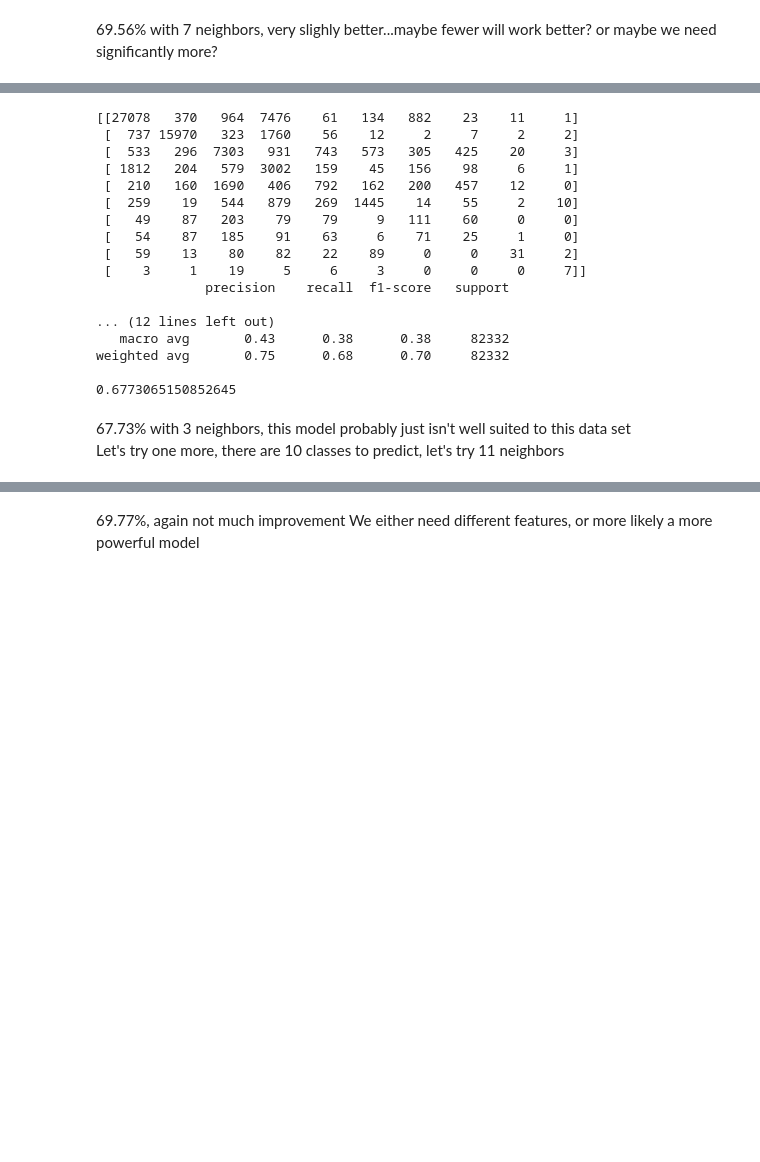
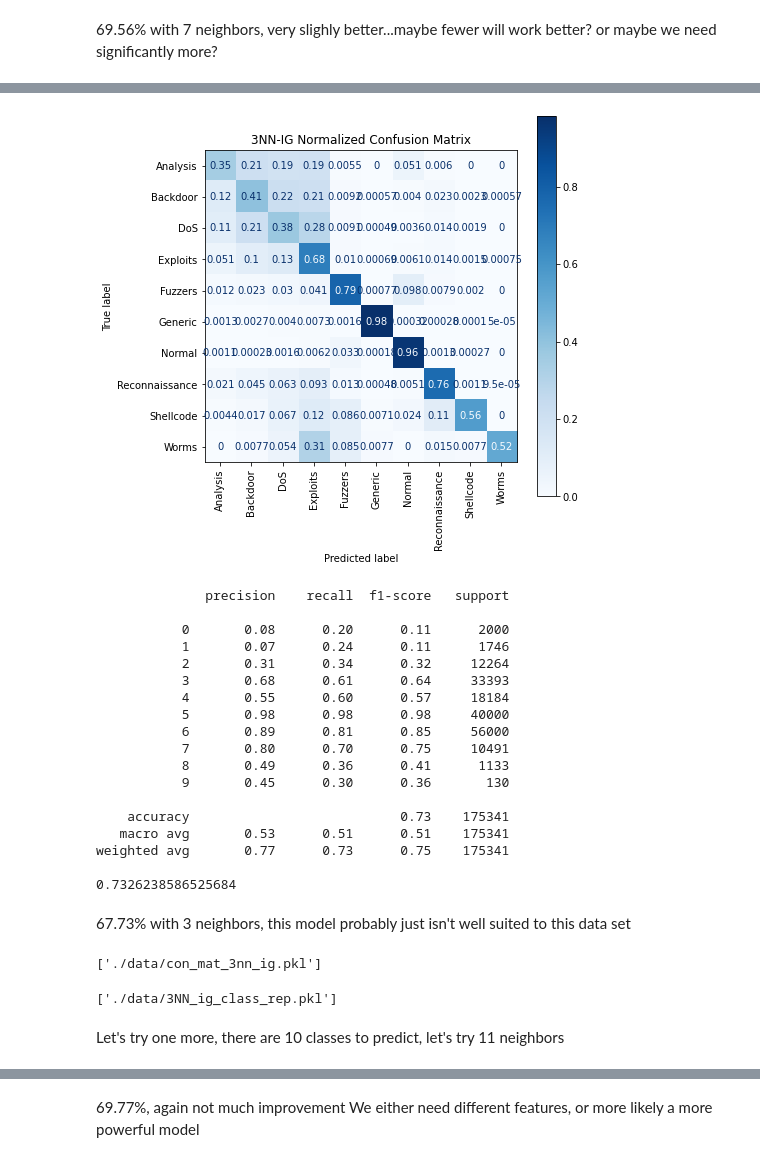
Before and after one commit to pvan1/DATA-606-Capstone, a Jupyter notebook: capstone-phase2.ipynb, the cells around one changed output, grey strips where cells are left out. Cells and saved outputs as stored; diff of their text form; code cells hidden in the pictures; blank space fills up the shorter version.

```diff
--- a/capstone-phase2.ipynb
+++ b/capstone-phase2.ipynb
@@ -664,27 +714,37 @@ joblib.dump(knn_model3, './data/knn_model_ig_3.pkl')
 # %%
-y_pred3 = knn_model3.predict(test_std_ig)
+#y_pred3 = knn_model3.predict(test_std_ig)
+y_pred_3nn_ig = cross_val_predict(knn_model3, train_std_ig, y_train, cv=5, n_jobs=-1)  # save the test set for final models
 # %%
-con_mat = confusion_matrix(y_test, y_pred3)
-print(con_mat)
-class_rep = classification_report(y_test, y_pred3)
-print(class_rep)
-acc3 = accuracy_score(y_test, y_pred3)
+# make sure to use y_train, not y_test since we're using cross_val_predict, not predicting on the test set
+con_mat_3nn_ig = confusion_matrix(y_train, y_pred_3nn_ig)
+#print(con_mat)
+plt_norm_confmat(knn_model3, train_std_ig, y_train, '3NN-IG Normalized Confusion Matrix',
+                 fname='3NN_ig_conf_mat', labels=class_names)
+plt.show()
+class_rep_3nn_ig = classification_report(y_train, y_pred_3nn_ig)
+rep_dict_3nn_ig = classification_report(y_train, y_pred_3nn_ig, output_dict=True)
+print(class_rep_3nn_ig)
+acc3 = accuracy_score(y_train, y_pred_3nn_ig)
 print(acc3)
 # %% [output]
+[figure, added]
-[[27078   370   964  7476    61   134   882    23    11     1]
- [  737 15970   323  1760    56    12     2     7     2     2]
- [  533   296  7303   931   743   573   305   425    20     3]
- [ 1812   204   579  3002   159    45   156    98     6     1]
- [  210   160  1690   406   792   162   200   457    12     0]
- [  259    19   544   879   269  1445    14    55     2    10]
- [   49    87   203    79    79     9   111    60     0     0]
- [   54    87   185    91    63     6    71    25     1     0]
- [   59    13    80    82    22    89     0     0    31     2]
- [    3     1    19     5     6     3     0     0     0     7]]
               precision    recall  f1-score   support
 
-... (12 lines left out)
-   macro avg       0.43      0.38      0.38     82332
-weighted avg       0.75      0.68      0.70     82332
+           0       0.08      0.20      0.11      2000
+           1       0.07      0.24      0.11      1746
+           2       0.31      0.34      0.32     12264
+           3       0.68      0.61      0.64     33393
+           4       0.55      0.60      0.57     18184
+           5       0.98      0.98      0.98     40000
+           6       0.89      0.81      0.85     56000
+           7       0.80      0.70      0.75     10491
+           8       0.49      0.36      0.41      1133
+           9       0.45      0.30      0.36       130
 
-0.6773065150852645
+    accuracy                           0.73    175341
+   macro avg       0.53      0.51      0.51    175341
+weighted avg       0.77      0.73      0.75    175341
+
+0.7326238586525684
+# %% [markdown]
+67.73% with 3 neighbors, this model probably just isn't well suited to this data set
@@ -691,5 +753,12 @@ weighted avg       0.75      0.68      0.70     82332
+# %%
+joblib.dump(con_mat_3nn_ig, './data/con_mat_3nn_ig.pkl')
+# %% [output]
+['./data/con_mat_3nn_ig.pkl']
+# %%
+joblib.dump(rep_dict_3nn_ig, './data/3NN_ig_class_rep.pkl')
+# %% [output]
+['./data/3NN_ig_class_rep.pkl']
 # %% [markdown]
-67.73% with 3 neighbors, this model probably just isn't well suited to this data set
 Let's try one more, there are 10 classes to predict, let's try 11 neighbors
 # %%
 knn_model4 = KNeighborsClassifier(n_neighbors=11, n_jobs=-1)
```
Also changed, not shown: parts of 76 cells of this notebook.
